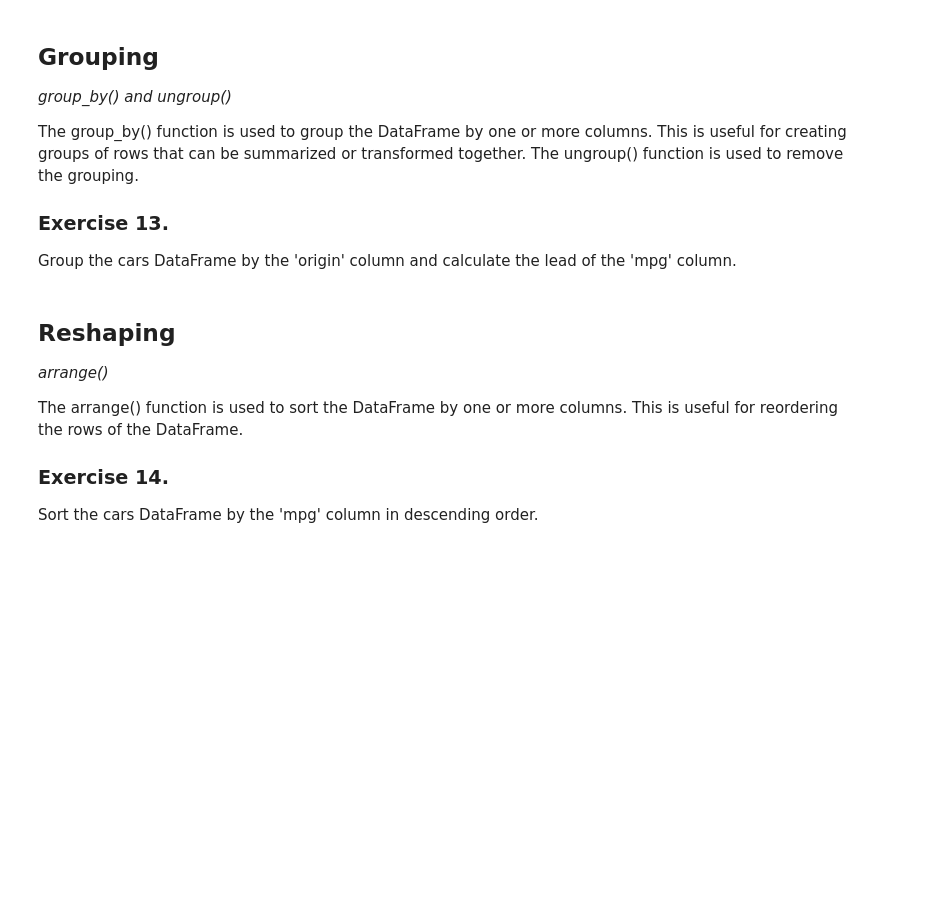
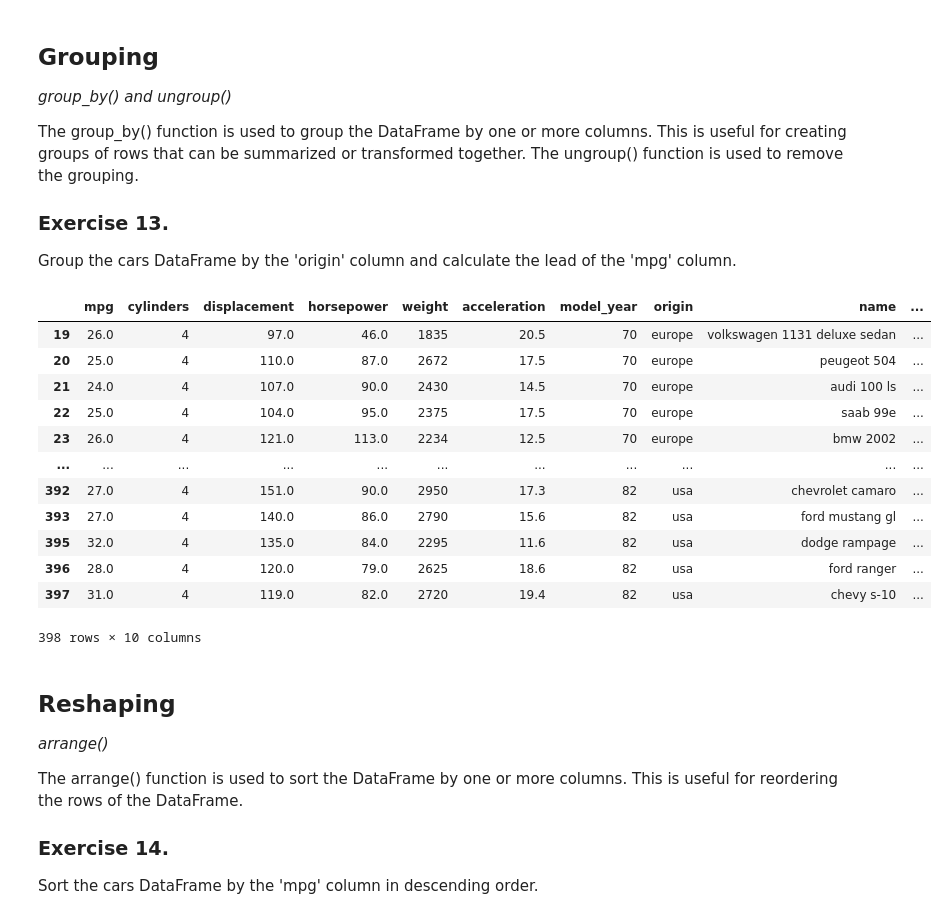
Before and after one commit to WeronikaUlasiuk/DS_2025, a Jupyter notebook: Report1.ipynb, the cells around one changed output. Drawn from its saved outputs; the diff is of its cells as text; code cells hidden in the pictures; blank space fills up the shorter version.

```diff
--- a/Report1.ipynb
+++ b/Report1.ipynb
@@ -216,3 +245,19 @@ Group the cars DataFrame by the 'origin' column and calculate the lead of the 'm
+# %%
+cars >> group_by(X.origin) >> mutate(lead_mpg = lead(X.mpg))
+# %% [output]
+|  | mpg | cylinders | displacement | horsepower | weight | acceleration | model_year | origin | name | ... |
+| 19 | 26.0 | 4 | 97.0 | 46.0 | 1835 | 20.5 | 70 | europe | volkswagen 1131 deluxe sedan | ... |
+| 20 | 25.0 | 4 | 110.0 | 87.0 | 2672 | 17.5 | 70 | europe | peugeot 504 | ... |
+| 21 | 24.0 | 4 | 107.0 | 90.0 | 2430 | 14.5 | 70 | europe | audi 100 ls | ... |
+| 22 | 25.0 | 4 | 104.0 | 95.0 | 2375 | 17.5 | 70 | europe | saab 99e | ... |
+| 23 | 26.0 | 4 | 121.0 | 113.0 | 2234 | 12.5 | 70 | europe | bmw 2002 | ... |
+| ... | ... | ... | ... | ... | ... | ... | ... | ... | ... | ... |
+| 392 | 27.0 | 4 | 151.0 | 90.0 | 2950 | 17.3 | 82 | usa | chevrolet camaro | ... |
+| 393 | 27.0 | 4 | 140.0 | 86.0 | 2790 | 15.6 | 82 | usa | ford mustang gl | ... |
+| 395 | 32.0 | 4 | 135.0 | 84.0 | 2295 | 11.6 | 82 | usa | dodge rampage | ... |
+| 396 | 28.0 | 4 | 120.0 | 79.0 | 2625 | 18.6 | 82 | usa | ford ranger | ... |
+| 397 | 31.0 | 4 | 119.0 | 82.0 | 2720 | 19.4 | 82 | usa | chevy s-10 | ... |
+398 rows × 10 columns
 # %% [markdown]
 ## Reshaping
 
```
Also changed, not shown: parts of 21 cells of this notebook.
